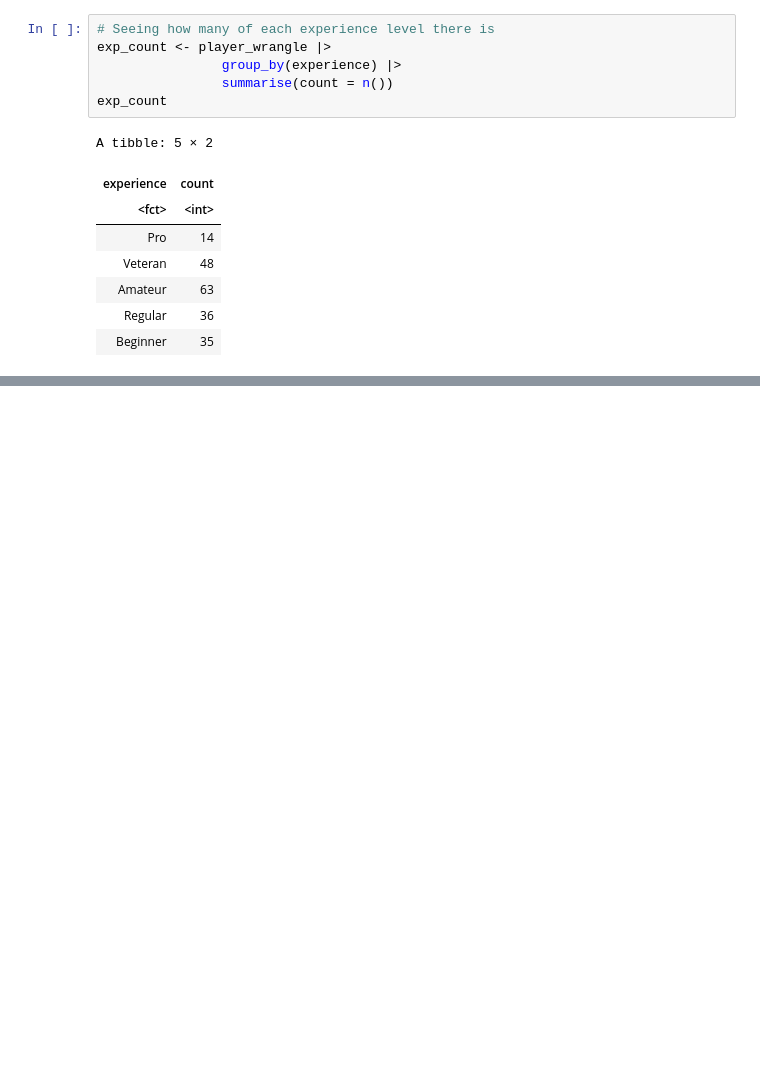
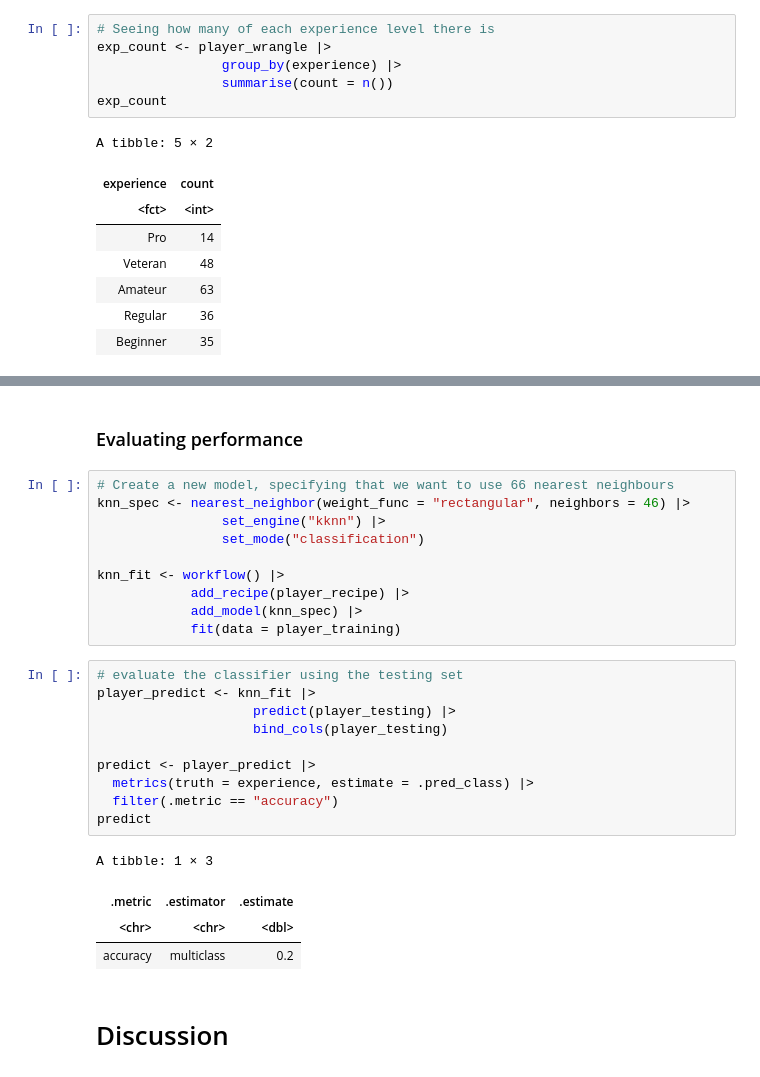
Before and after one commit to sophiaspark/dsci100_final_project, a Jupyter notebook: final_project.ipynb, the cells around one changed output, grey strips where cells are left out. Cells and saved outputs as stored; diff of their text form; blank space fills up the shorter version.

```diff
--- a/final_project.ipynb
+++ b/final_project.ipynb
@@ -199,0 +243,29 @@ cross_val_plot
+# %% [markdown]
+### Evaluating performance
+# %%
+# Create a new model, specifying that we want to use 66 nearest neighbours
+knn_spec <- nearest_neighbor(weight_func = "rectangular", neighbors = 46) |>
+                set_engine("kknn") |>
+                set_mode("classification")
+
+knn_fit <- workflow() |>
+            add_recipe(player_recipe) |>
+            add_model(knn_spec) |>
+            fit(data = player_training)
+# %%
+# evaluate the classifier using the testing set
+player_predict <- knn_fit |>
+                    predict(player_testing) |>
+                    bind_cols(player_testing)
+
+predict <- player_predict |>
+  metrics(truth = experience, estimate = .pred_class) |>
+  filter(.metric == "accuracy")
+predict
+# %% [output]
+A tibble: 1 × 3
+| .metric | .estimator | .estimate |
+| <chr> | <chr> | <dbl> |
+| accuracy | multiclass | 0.2 |
+# %% [markdown]
+# Discussion
```
Also changed, not shown: parts of 18 cells of this notebook.
